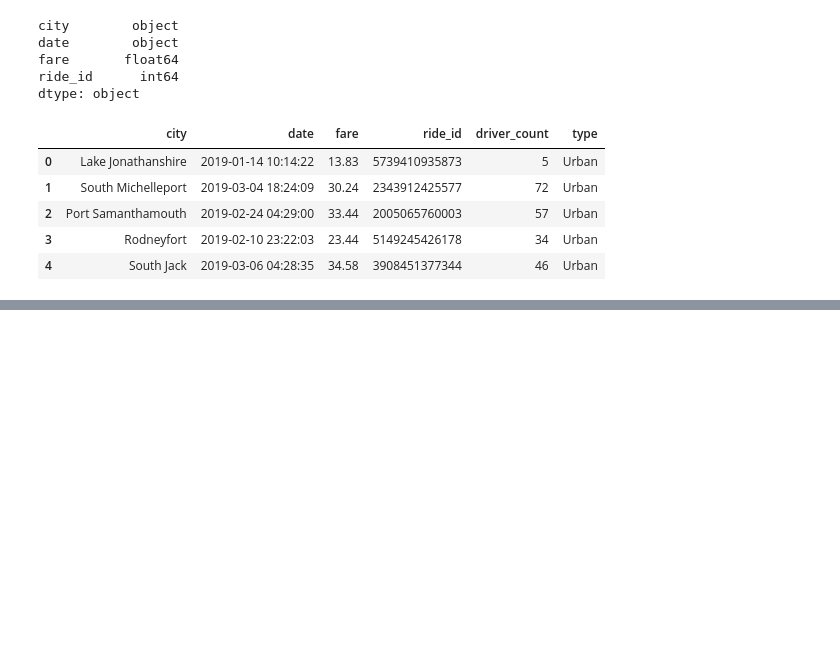
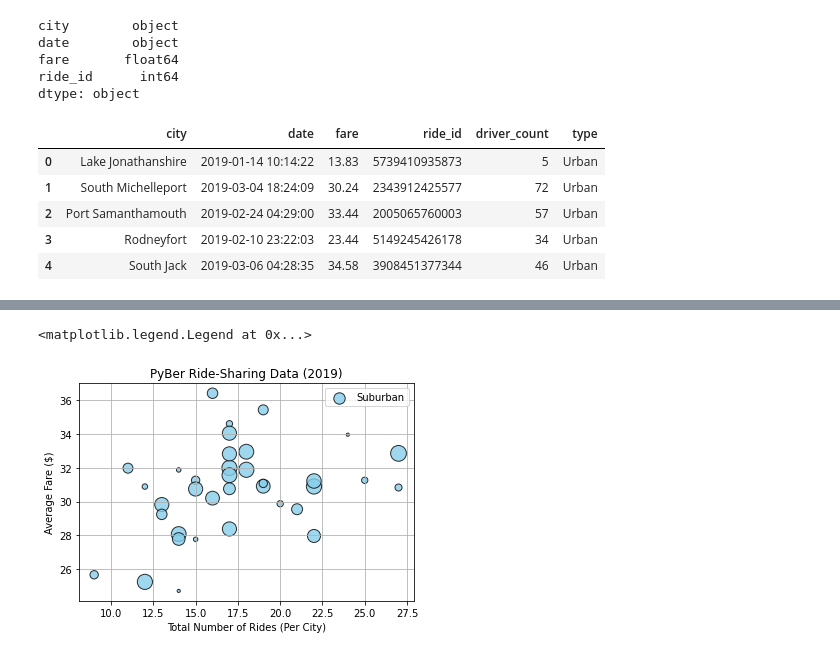
Before and after one commit to Labinowiczandrzej/Pyber_Analysis, a Jupyter notebook: PyBer.ipynb, the cells around one changed output, grey strips where cells are left out. Drawn from its saved outputs; the diff is of its cells as text; code cells hidden in the pictures; blank space fills up the shorter version.

```diff
--- a/PyBer.ipynb
+++ b/PyBer.ipynb
@@ -109,0 +121,4 @@ pyber_data_df.head()
+# %%
+# Create the Suburban and Rural city DataFrames.
+suburban_cities_df = pyber_data_df[pyber_data_df["type"] == "Suburban"]
+rural_cities_df = pyber_data_df[pyber_data_df["type"] == "Rural"]
@@ -109,0 +146,4 @@ pyber_data_df.head()
+# %%
+# Get the number of rides for Suburban cities.
+suburban_ride_count = suburban_cities_df.groupby(["city"]).count()["ride_id"]
+suburban_ride_count.head()
@@ -109,0 +182,4 @@ pyber_data_df.head()
+# %%
+# Get average fare for each city in the suburban and rural cities.
+suburban_avg_fare = suburban_cities_df.groupby(["city"]).mean()["fare"]
+rural_avg_fare = rural_cities_df.groupby(["city"]).mean()["fare"]
@@ -109,0 +198,4 @@ pyber_data_df.head()
+# %%
+# Get the average number of drivers for each suburban and rural city.
+suburban_driver_count = suburban_cities_df.groupby(["city"]).mean()["driver_count"]
+rural_driver_count = rural_cities_df.groupby(["city"]).mean()["driver_count"]
@@ -109,0 +214,12 @@ pyber_data_df.head()
+# %%
+# Build the scatter plots for urban cities.
+plt.scatter(suburban_ride_count, suburban_avg_fare, s=10*suburban_driver_count,c="skyblue",edgecolor="black",linewidth=1,alpha=.8,label="Suburban")
+plt.title("PyBer Ride-Sharing Data (2019)")
+plt.ylabel("Average Fare ($)")
+plt.xlabel ("Total Number of Rides (Per City)")
+plt.grid(True)
+#Adding the legend.
+plt.legend()
+# %% [output]
+<matplotlib.legend.Legend at 0x...>
+[figure, added]
```
Also changed, not shown: parts of 10 cells of this notebook, 1 other file.
